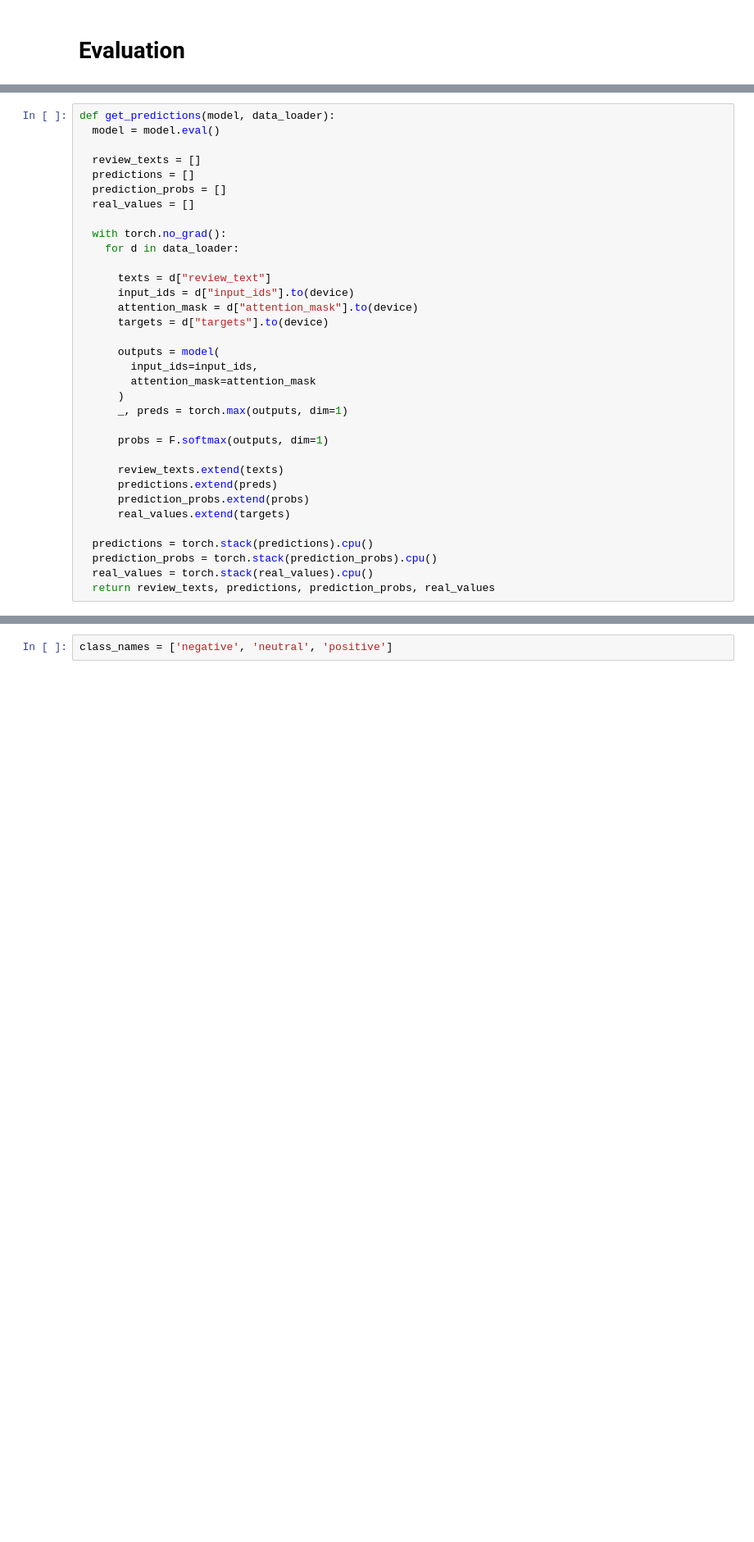
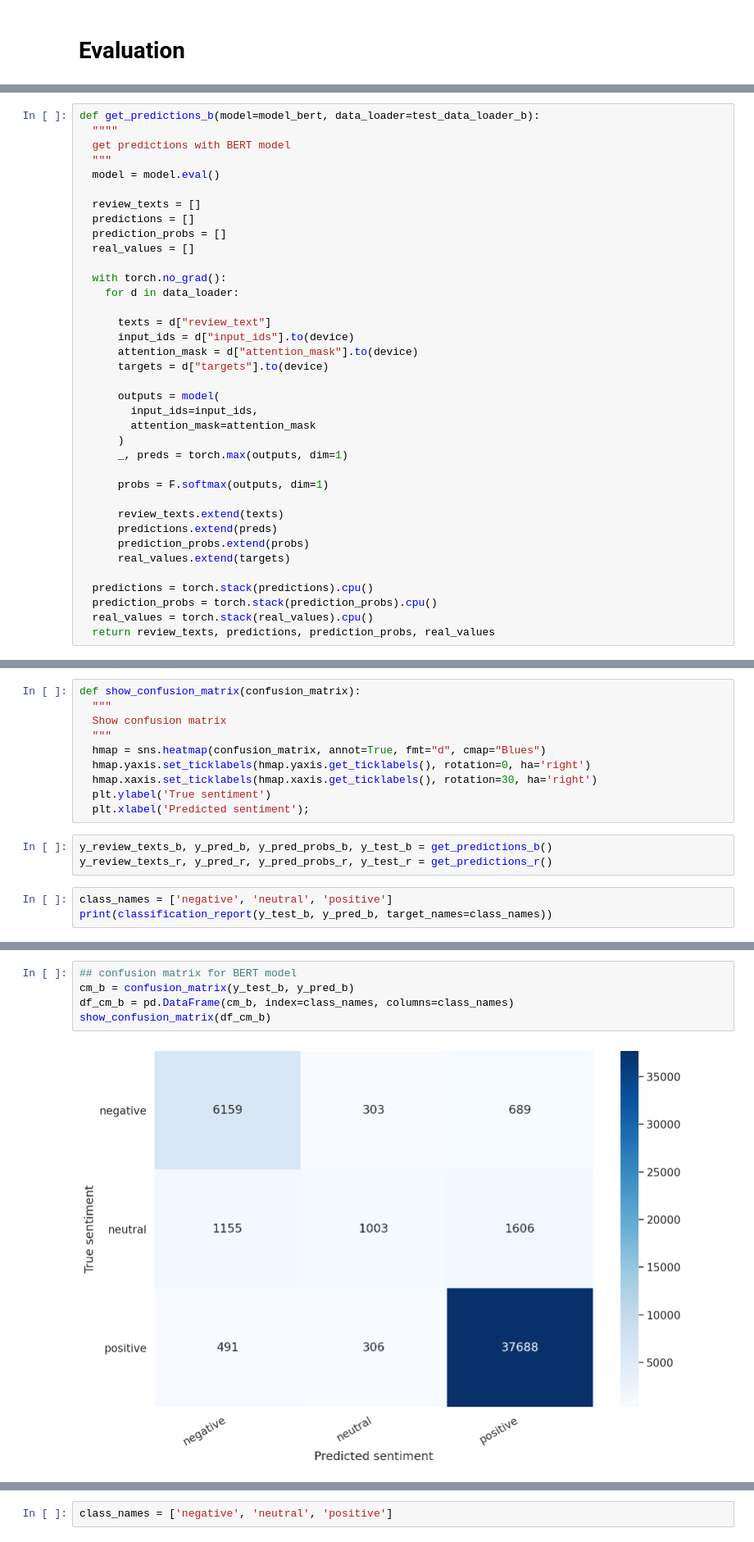
Before and after one commit to LAURA-max-hub/NLP_project, a Jupyter notebook: code.ipynb, the cells around one changed output, grey strips where cells are left out. Shown at 82% size. Cells and saved outputs as stored; diff of their text form; blank space fills up the shorter version.

```diff
--- a/code.ipynb
+++ b/code.ipynb
@@ -1131,5 +1133,8 @@ TypeError: ignored
 # %%
-def get_predictions(model, data_loader):
+def get_predictions_b(model=model_bert, data_loader=test_data_loader_b):
+  """"
+  get predictions with BERT model
+  """
   model = model.eval()
 
   review_texts = []
@@ -1169,0 +1204,16 @@ y_review_texts, y_pred, y_pred_probs, y_test = get_predictions(
+# %%
+def show_confusion_matrix(confusion_matrix):
+  """
+  Show confusion matrix
+  """
+  hmap = sns.heatmap(confusion_matrix, annot=True, fmt="d", cmap="Blues")
+  hmap.yaxis.set_ticklabels(hmap.yaxis.get_ticklabels(), rotation=0, ha='right')
+  hmap.xaxis.set_ticklabels(hmap.xaxis.get_ticklabels(), rotation=30, ha='right')
+  plt.ylabel('True sentiment')
+  plt.xlabel('Predicted sentiment');
+# %%
+y_review_texts_b, y_pred_b, y_pred_probs_b, y_test_b = get_predictions_b()
+y_review_texts_r, y_pred_r, y_pred_probs_r, y_test_r = get_predictions_r()
+# %%
+class_names = ['negative', 'neutral', 'positive']
+print(classification_report(y_test_b, y_pred_b, target_names=class_names))
@@ -1169,0 +1246,7 @@ y_review_texts, y_pred, y_pred_probs, y_test = get_predictions(
+# %%
+## confusion matrix for BERT model
+cm_b = confusion_matrix(y_test_b, y_pred_b)
+df_cm_b = pd.DataFrame(cm_b, index=class_names, columns=class_names)
+show_confusion_matrix(df_cm_b)
+# %% [output]
+[figure, added]
```
Also changed, not shown: parts of 115 cells of this notebook, 1 other file.
